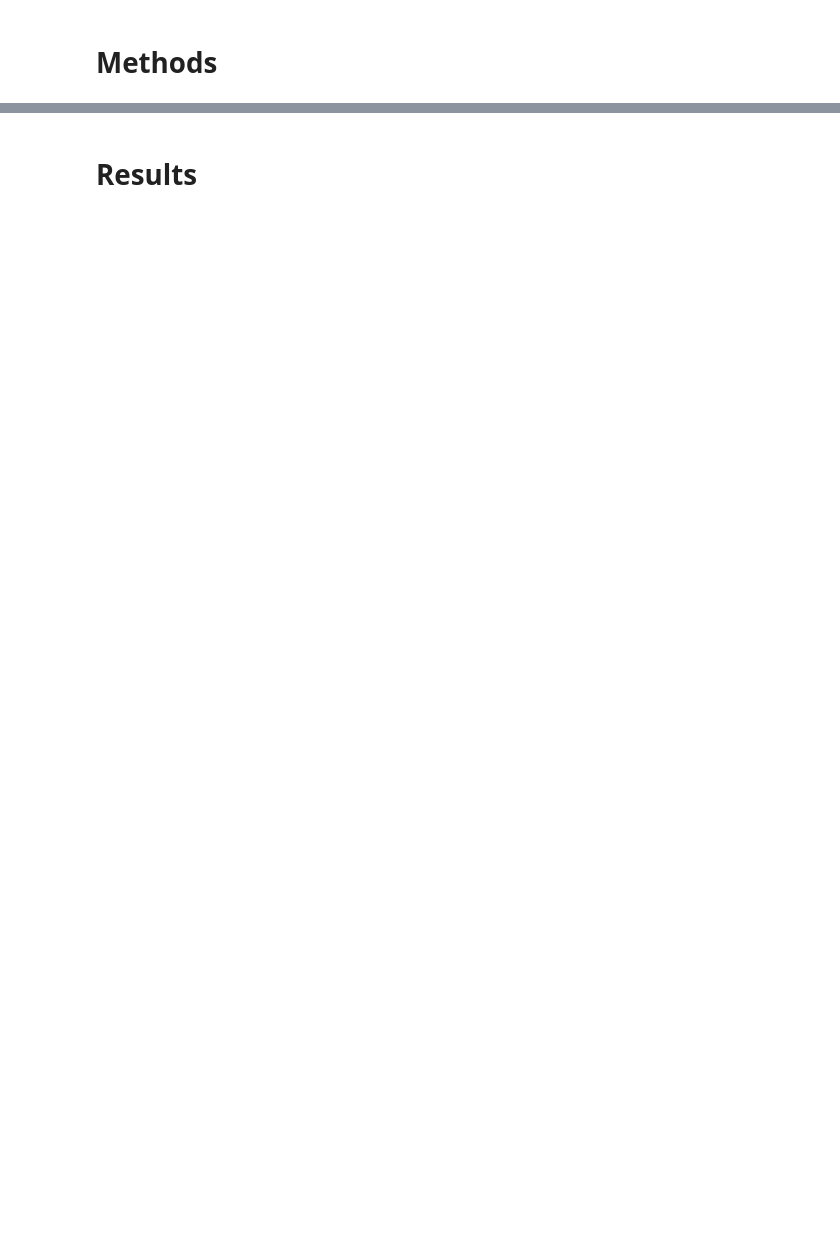
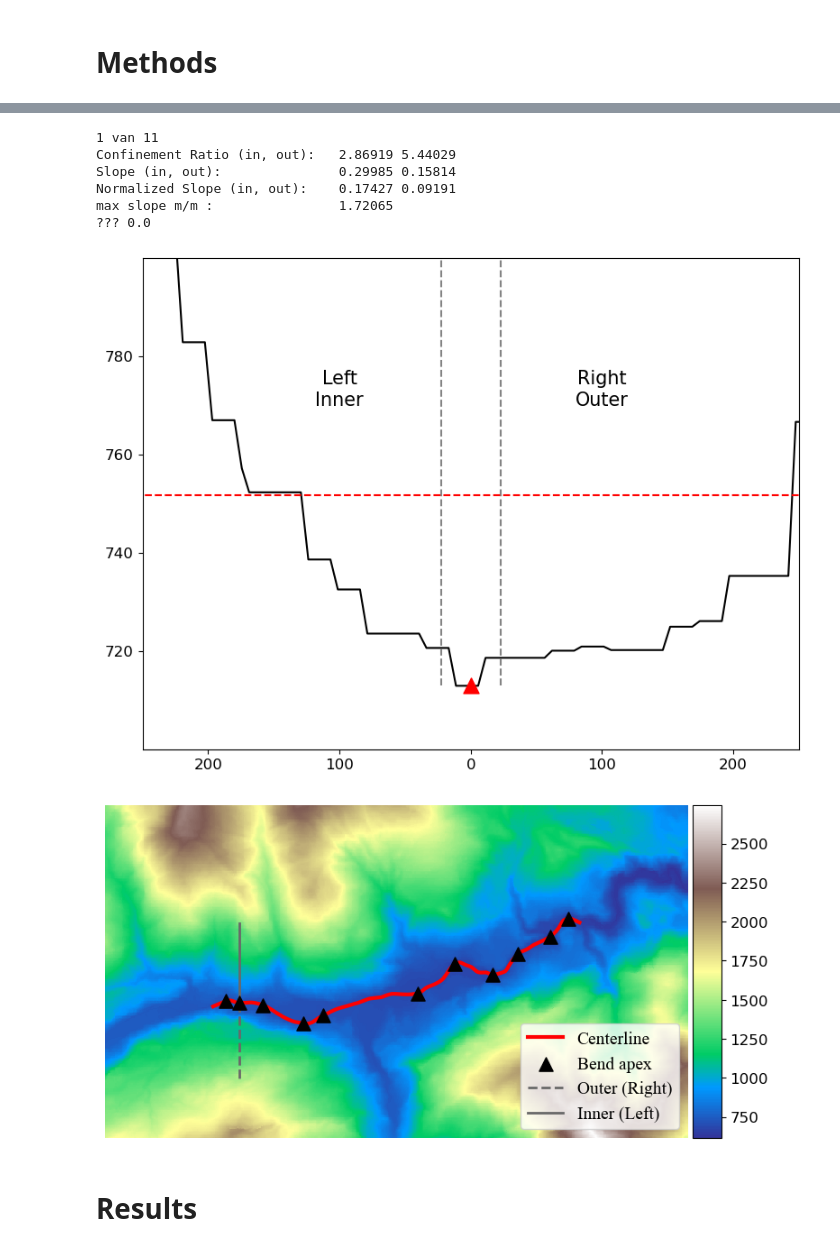
Before and after one commit to niekcde/river-confinement, a Jupyter notebook: final_results.ipynb, the cells around one changed output, grey strips where cells are left out. Cells and saved outputs as stored; diff of their text form; code cells hidden in the pictures; blank space fills up the shorter version.

Commit message:
Added Final results file for creating plots

```diff
--- a/final_results.ipynb
+++ b/final_results.ipynb
@@ -10,0 +107,37 @@ dfC = pd.read_csv('/Volumes/PhD/confinement/results/dfClusterSlope.csv')
+# %%
+# open confinement and smoothing factor
+fname = directory + 'confinement/results/confinement_factor.csv'
+if os.path.exists(fname):
+    dfCF = pd.read_csv('/Volumes/PhD/confinement/results/confinement_factor.csv') # Where Do it make this again???
+else:
+    allResultFiles = np.sort(glob(directory + f'results/single_values/??_??_{crossFactor}.csv'))
+    for i, f in enumerate(allResultFiles):
+        dfTemp = pd.read_csv(f, dtype = {'include_flag':str, 'calculated':str})
+        if i == 0:
+            dfA = dfTemp
+        else:
+            dfA = pd.concat([dfA, dfTemp])
+
+    dfCF = confinement_factor_single_values(dfA, 'bendWidths', conFactor[0], conFactor[1])
+    dfCF.to_csv(directory + 'results/confinement_factor.csv')
+
+if os.path.exists(directory + 'confinement/results/smoothingFactor.csv'):
+    dfSF = pd.read_csv(directory + 'confinement/results/smoothingFactor.csv')
+else:
+    dfSF = smooth_factor(df, directory + 'confinement/')
+# %%
+vrt_path = directory + "confinement/results/FAB_dem_vrt.vrt"
+if os.path.exists(vrt_path):
+    demVRT   = gdal.Open(vrt_path)
+
+    # use if needed
+    # update_root_path_dem_vrt(directory + "confinement/results/FAB_dem_vrt.vrt",
+    #                      "/home/6256481/River_Morphology/input/FAB_dem/",
+    #                      "/Volumes/PhD/FABDEM/",
+    #                      directory +"confinement/results/FAB_dem_vrt_updated.vrt")
+else:
+    create_vrt('/Volumes/PhD/FABDEM/', "/Volumes/PhD/confinement/results/")
+    demVRT   = gdal.Open(vrt_path)
+# %%
+create_vrt('/Volumes/PhD/FABDEM/', "/Volumes/PhD/confinement/results/")
+demVRT   = gdal.Open(vrt_path)
@@ -11,2 +553,14 @@ dfC = pd.read_csv('/Volumes/PhD/confinement/results/dfClusterSlope.csv')
+# %%
+figureType = 'Methods' # 6130
+plot(1, dfReach,10, True, True, figureType)
+# %% [output]
+1 van 11
+Confinement Ratio (in, out):   2.86919 5.44029
+Slope (in, out):               0.29985 0.15814
+Normalized Slope (in, out):    0.17427 0.09191
+max slope m/m :                1.72065
+??? 0.0
+[figure, added]
+[figure, added]
 # %% [markdown]
 # Results
```
Also changed, not shown: parts of 30 cells of this notebook.
